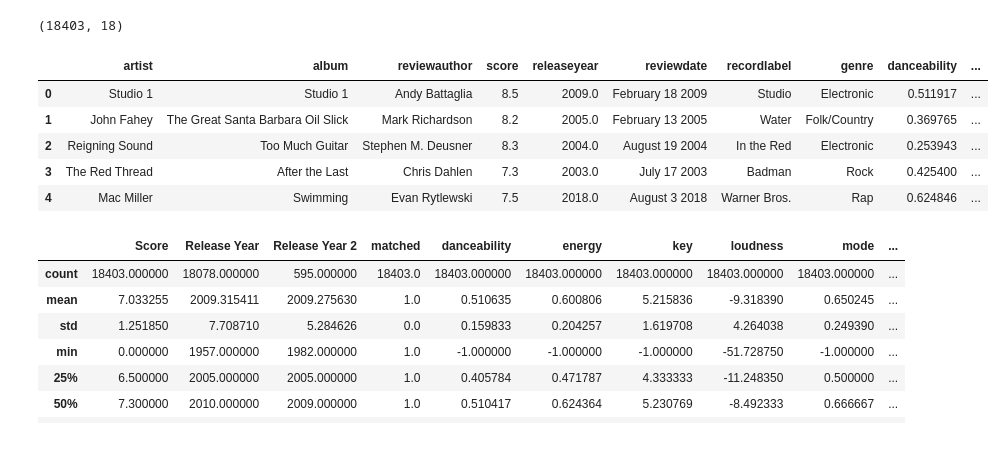
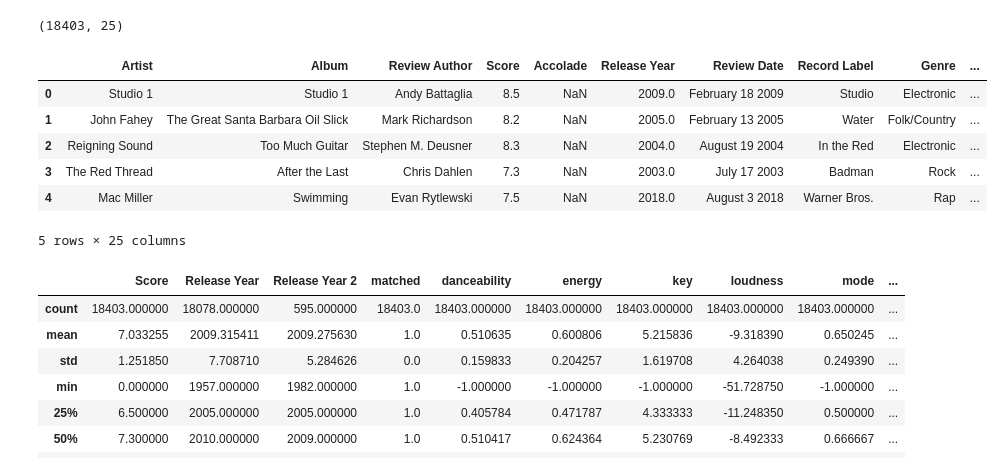
Before and after one commit to cuinfoscience/objectively-reviewed, a Jupyter notebook: figures-and-statistics/stats.ipynb, the cells around one changed output. Cells and saved outputs as stored; diff of their text form; code cells hidden in the pictures.

```diff
--- a/figures-and-statistics/stats.ipynb
+++ b/figures-and-statistics/stats.ipynb
@@ -9,17 +9,18 @@ from matplotlib import pyplot
 
 plt.style.use('ggplot')
 # %%
-data = pd.read_csv('output-data.csv')
+data = pd.read_csv('data.csv')
 print(data.shape)
 data.head()
 # %% [output]
-(18403, 18)
+(18403, 25)
-|  | artist | album | reviewauthor | score | releaseyear | reviewdate | recordlabel | genre | danceability | ... |
-| 0 | Studio 1 | Studio 1 | Andy Battaglia | 8.5 | 2009.0 | February 18 2009 | Studio | Electronic | 0.511917 | ... |
-| 1 | John Fahey | The Great Santa Barbara Oil Slick | Mark Richardson | 8.2 | 2005.0 | February 13 2005 | Water | Folk/Country | 0.369765 | ... |
-| 2 | Reigning Sound | Too Much Guitar | Stephen M. Deusner | 8.3 | 2004.0 | August 19 2004 | In the Red | Electronic | 0.253943 | ... |
-| 3 | The Red Thread | After the Last | Chris Dahlen | 7.3 | 2003.0 | July 17 2003 | Badman | Rock | 0.425400 | ... |
-| 4 | Mac Miller | Swimming | Evan Rytlewski | 7.5 | 2018.0 | August 3 2018 | Warner Bros. | Rap | 0.624846 | ... |
+|  | Artist | Album | Review Author | Score | Accolade | Release Year | Review Date | Record Label | Genre | ... |
+| 0 | Studio 1 | Studio 1 | Andy Battaglia | 8.5 | NaN | 2009.0 | February 18 2009 | Studio | Electronic | ... |
+| 1 | John Fahey | The Great Santa Barbara Oil Slick | Mark Richardson | 8.2 | NaN | 2005.0 | February 13 2005 | Water | Folk/Country | ... |
+| 2 | Reigning Sound | Too Much Guitar | Stephen M. Deusner | 8.3 | NaN | 2004.0 | August 19 2004 | In the Red | Electronic | ... |
+| 3 | The Red Thread | After the Last | Chris Dahlen | 7.3 | NaN | 2003.0 | July 17 2003 | Badman | Rock | ... |
+| 4 | Mac Miller | Swimming | Evan Rytlewski | 7.5 | NaN | 2018.0 | August 3 2018 | Warner Bros. | Rap | ... |
+5 rows × 25 columns
 # %%
 data.describe()
 # %% [output]
```
Also changed, not shown: parts of 16 cells of this notebook, 6 other files.
